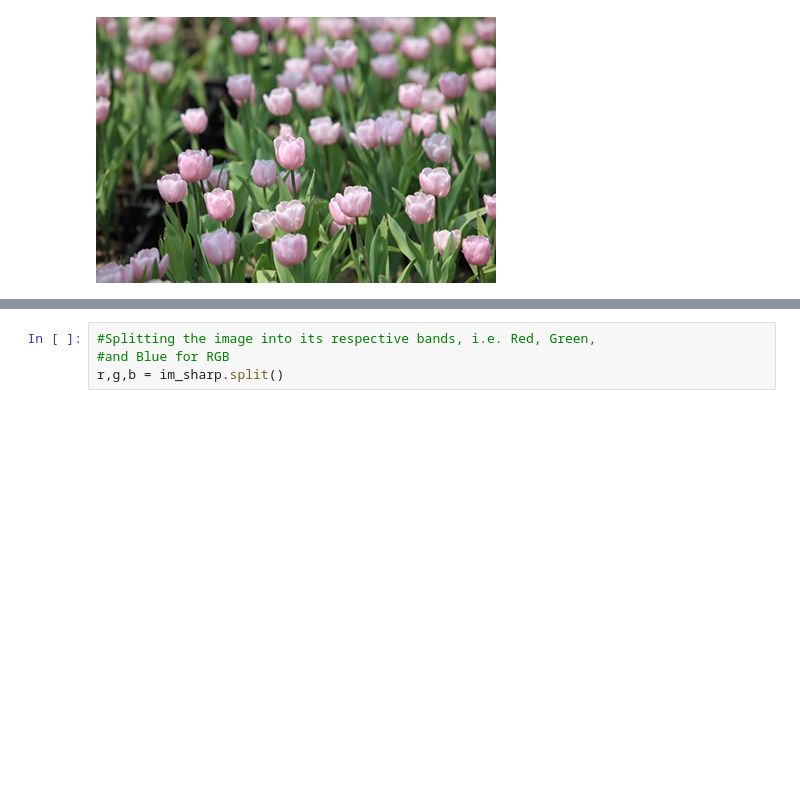
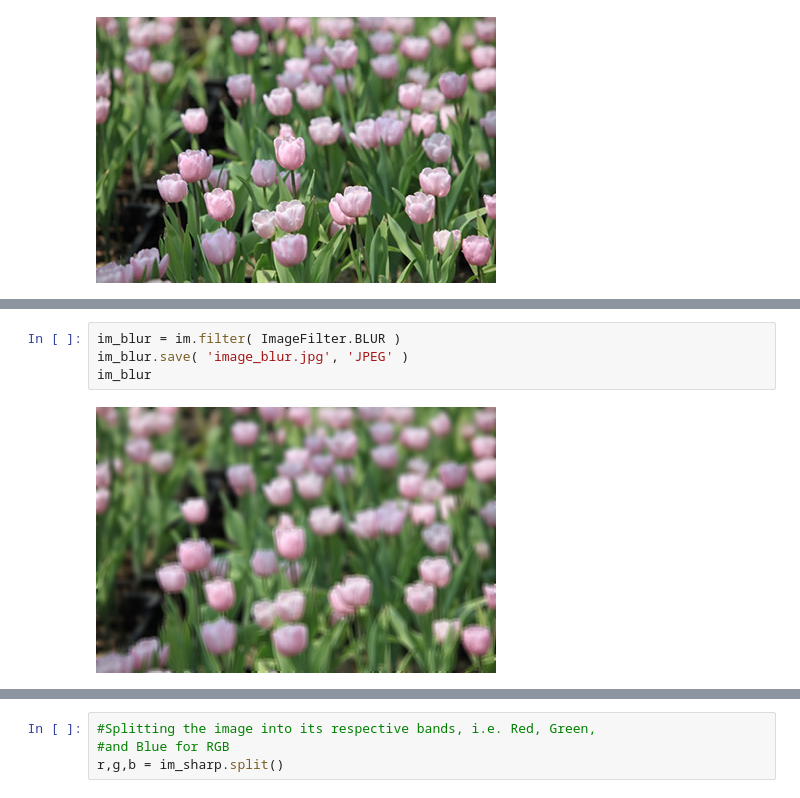
Before and after one commit to databooks/databook, a Jupyter notebook: quickstart/05-pyimages.ipynb, the cells around one changed output, grey strips where cells are left out. Cells and saved outputs as stored; diff of their text form; blank space fills up the shorter version.

```diff
--- a/quickstart/05-pyimages.ipynb
+++ b/quickstart/05-pyimages.ipynb
@@ -59,2 +57,8 @@ showimg('tulip.jpg',alt="")
+# %%
+im_blur = im.filter( ImageFilter.BLUR )
+im_blur.save( 'image_blur.jpg', 'JPEG' )
+im_blur
+# %% [output]
+[figure, added]
 # %%
 #Applying a filter to the image
```
Also changed, not shown: parts of 8 cells of this notebook, 4 other files.
